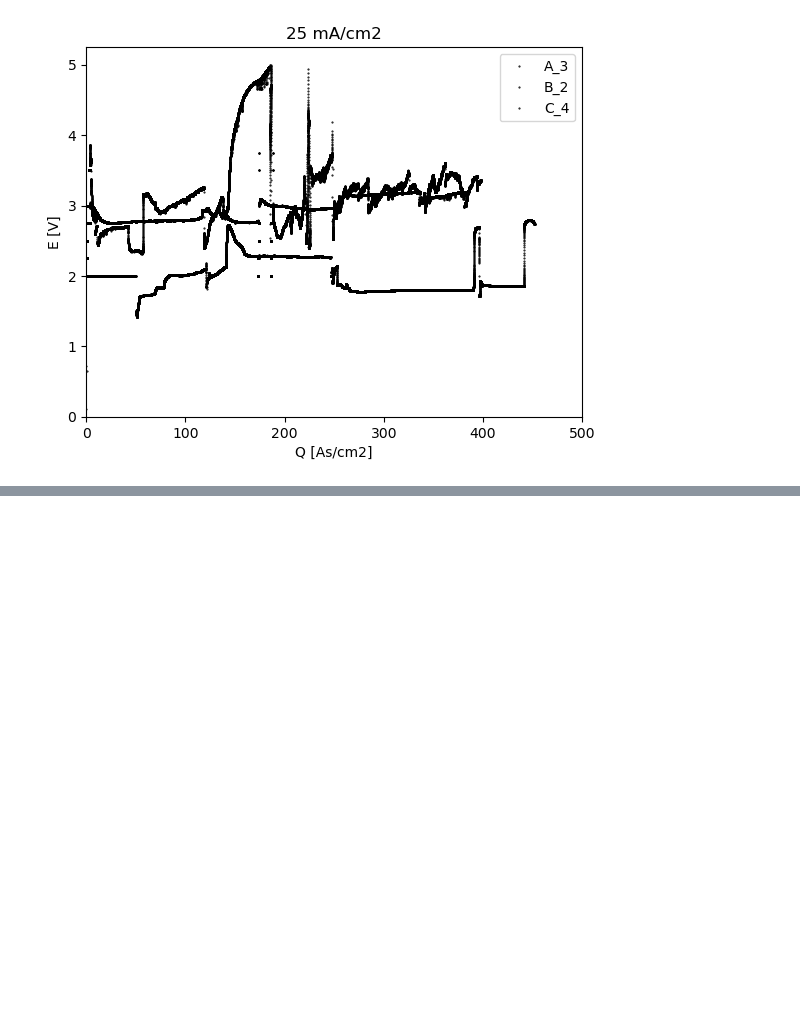
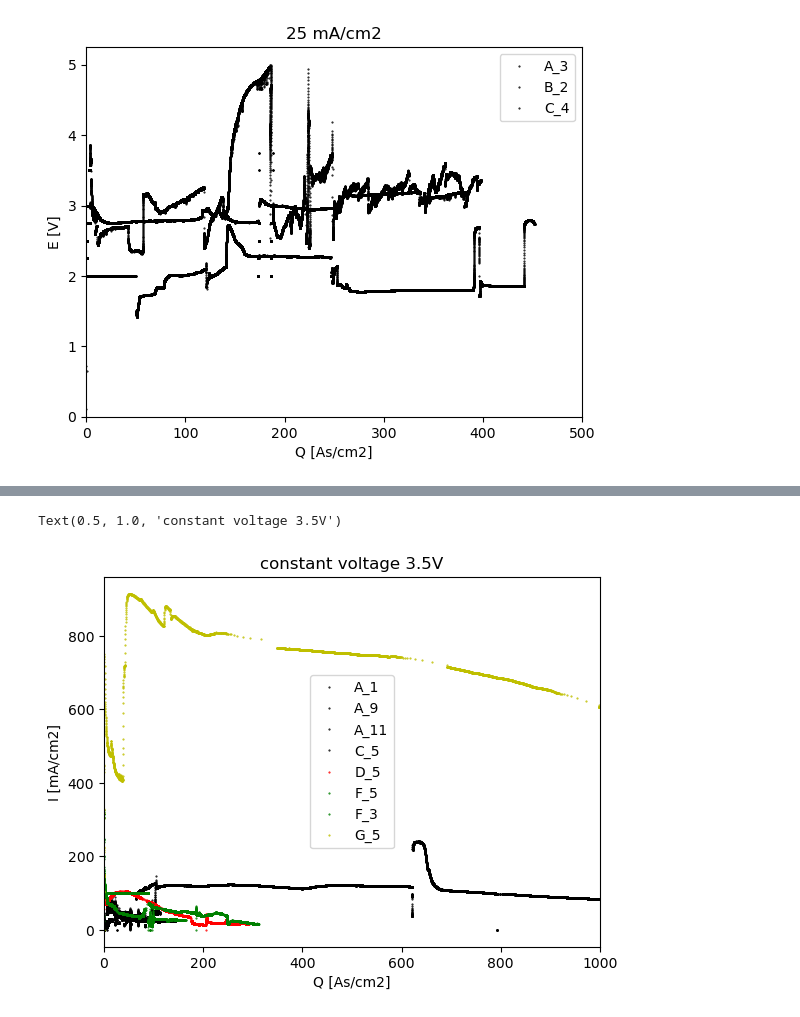
Before and after one commit to Pescatore23/coely_postmortem, a Jupyter notebook: EC_overview.ipynb, the cells around one changed output, grey strips where cells are left out. Cells and saved outputs as stored; diff of their text form; code cells hidden in the pictures; blank space fills up the shorter version.

```diff
--- a/EC_overview.ipynb
+++ b/EC_overview.ipynb
@@ -196,6 +228,26 @@ def plot_voltage_vs_charge(sample, ax):
     ax.plot(-data[x_label], -data[y1_label],'.',  label = sample, color = color, markersize = 1)
     ax.set_xlabel(x_label+' ['+data[x_label].attrs['unit']+']')
     ax.set_ylabel(y1_label+' ['+data[y1_label].attrs['unit']+']')
+
+
+def plot_current_vs_charge(sample, ax):
+    serpath = os.path.join(EC_path, sample[0]+'_series')
+    ncpath = os.path.join(serpath, sample, sample+'_extracted_EC.nc')
+    data = xr.load_dataset(ncpath)
+    color = 'k'
+    if sample[0] in ['D']:
+        color = 'r'
+    if sample[0] in ['E']:
+        color = 'b'
+    if sample[0] in ['F']:
+        color = 'g'
+    if sample[0] in ['G']:
+        color = 'y'
+    x_label = 'Q'
+    y1_label = 'I'
+    ax.plot(-data[x_label], -data[y1_label],'.',  label = sample, color = color, markersize = 1)
+    ax.set_xlabel(x_label+' ['+data[x_label].attrs['unit']+']')
+    ax.set_ylabel(y1_label+' ['+data[y1_label].attrs['unit']+']')
 # %%
 fig, ax = plt.subplots()
 for sample in current_25:
@@ -231,0 +284,11 @@ Text(0.5, 1.0, '100 mA/cm2')
+# %%
+fig, ax = plt.subplots()
+for sample in const_3_5V:
+    plot_current_vs_charge(sample,ax)
+ax.set_xlim(0,1000)
+# ax.set_ylim(0,300)
+plt.legend()
+plt.title('constant voltage 3.5V')
+# %% [output]
+Text(0.5, 1.0, 'constant voltage 3.5V')
+[figure, added]
```
Also changed, not shown: parts of 6 cells of this notebook.
